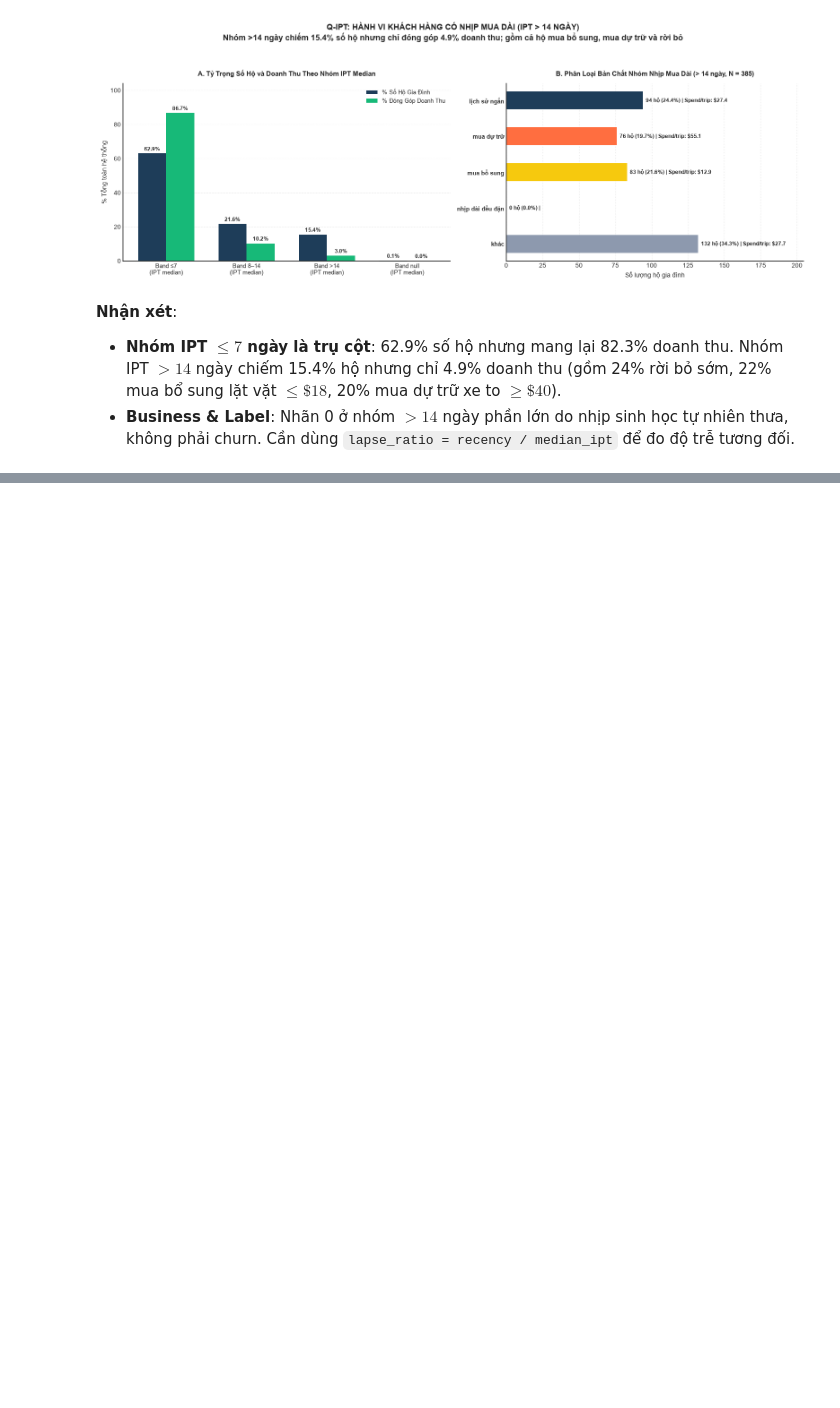
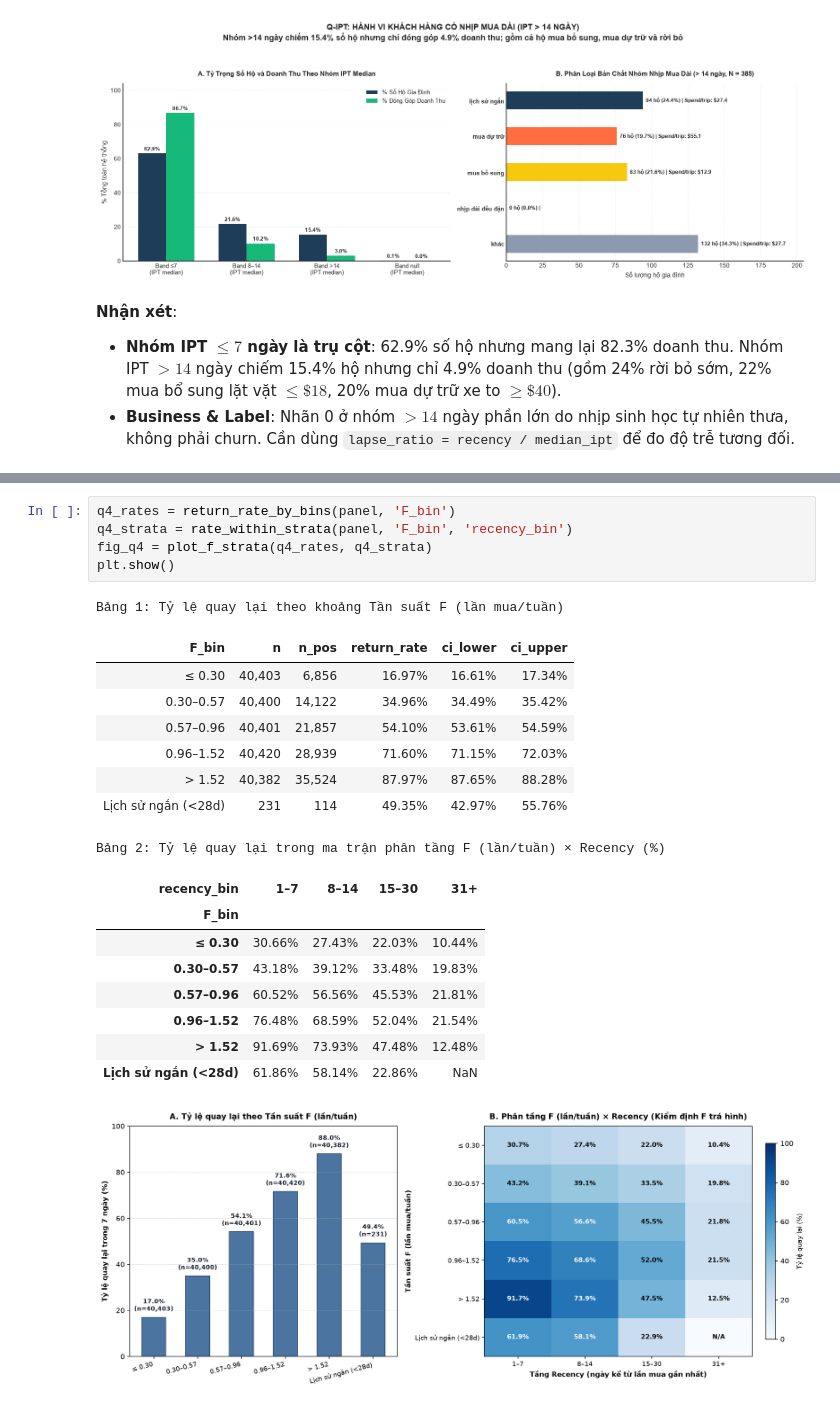
Before and after one commit to manhhungtr211/Propensity---Dunnhumby, a Jupyter notebook: notebooks/eda.ipynb, the cells around one changed output, grey strips where cells are left out. Cells and saved outputs as stored; diff of their text form; blank space fills up the shorter version.

```diff
--- a/notebooks/eda.ipynb
+++ b/notebooks/eda.ipynb
@@ -244,0 +326,24 @@ fig_ipt = plot_ipt_band_profile(report)
+# %%
+q4_rates = return_rate_by_bins(panel, 'F_bin')
+q4_strata = rate_within_strata(panel, 'F_bin', 'recency_bin')
+fig_q4 = plot_f_strata(q4_rates, q4_strata)
+plt.show()
+# %% [output]
+Bảng 1: Tỷ lệ quay lại theo khoảng Tần suất F (lần mua/tuần)
+| F_bin | n | n_pos | return_rate | ci_lower | ci_upper |
+| ≤ 0.30 | 40,403 | 6,856 | 16.97% | 16.61% | 17.34% |
+| 0.30–0.57 | 40,400 | 14,122 | 34.96% | 34.49% | 35.42% |
+| 0.57–0.96 | 40,401 | 21,857 | 54.10% | 53.61% | 54.59% |
+| 0.96–1.52 | 40,420 | 28,939 | 71.60% | 71.15% | 72.03% |
+| > 1.52 | 40,382 | 35,524 | 87.97% | 87.65% | 88.28% |
+| Lịch sử ngắn (<28d) | 231 | 114 | 49.35% | 42.97% | 55.76% |
+Bảng 2: Tỷ lệ quay lại trong ma trận phân tầng F (lần/tuần) × Recency (%)
+| recency_bin | 1–7 | 8–14 | 15–30 | 31+ |
+| F_bin |  |  |  |  |
+| ≤ 0.30 | 30.66% | 27.43% | 22.03% | 10.44% |
+| 0.30–0.57 | 43.18% | 39.12% | 33.48% | 19.83% |
+| 0.57–0.96 | 60.52% | 56.56% | 45.53% | 21.81% |
+| 0.96–1.52 | 76.48% | 68.59% | 52.04% | 21.54% |
+| > 1.52 | 91.69% | 73.93% | 47.48% | 12.48% |
+| Lịch sử ngắn (<28d) | 61.86% | 58.14% | 22.86% | NaN |
+[figure, added]
```
Also changed, not shown: parts of 15 cells of this notebook, 9 other files.
